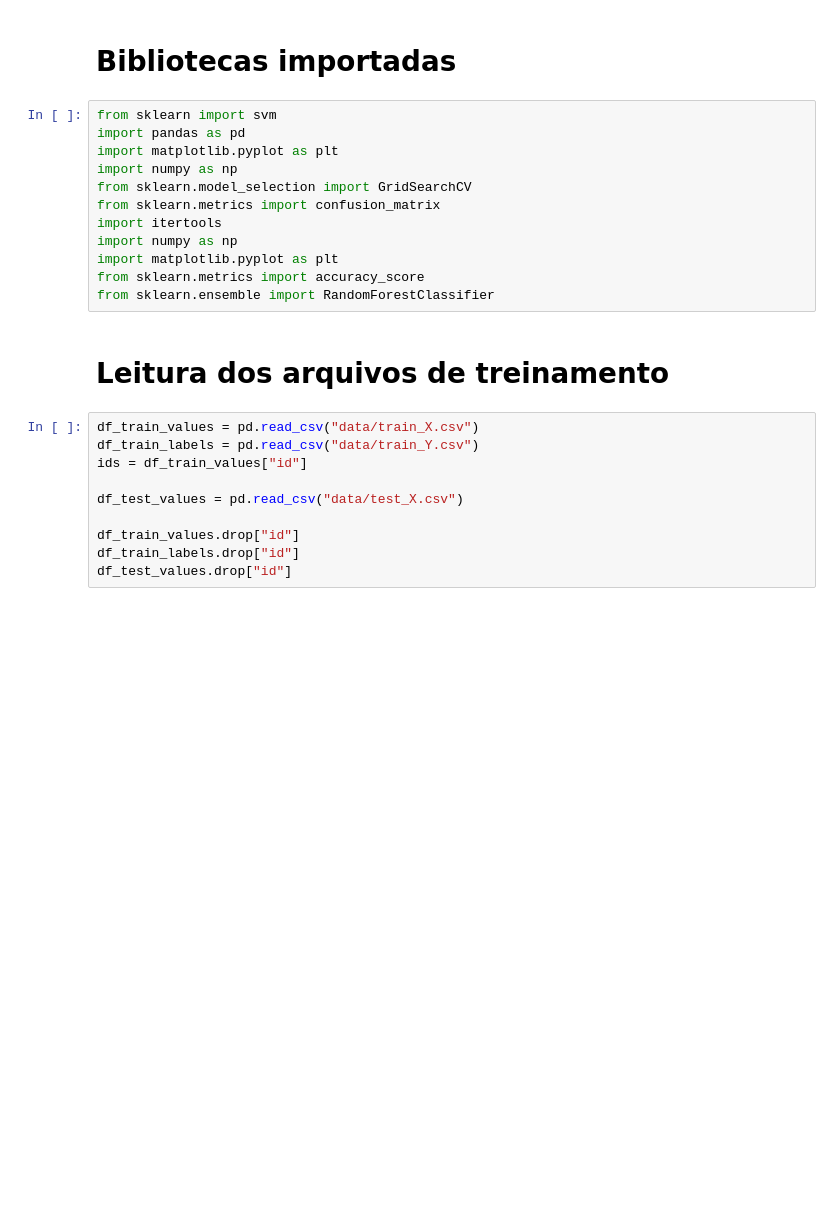
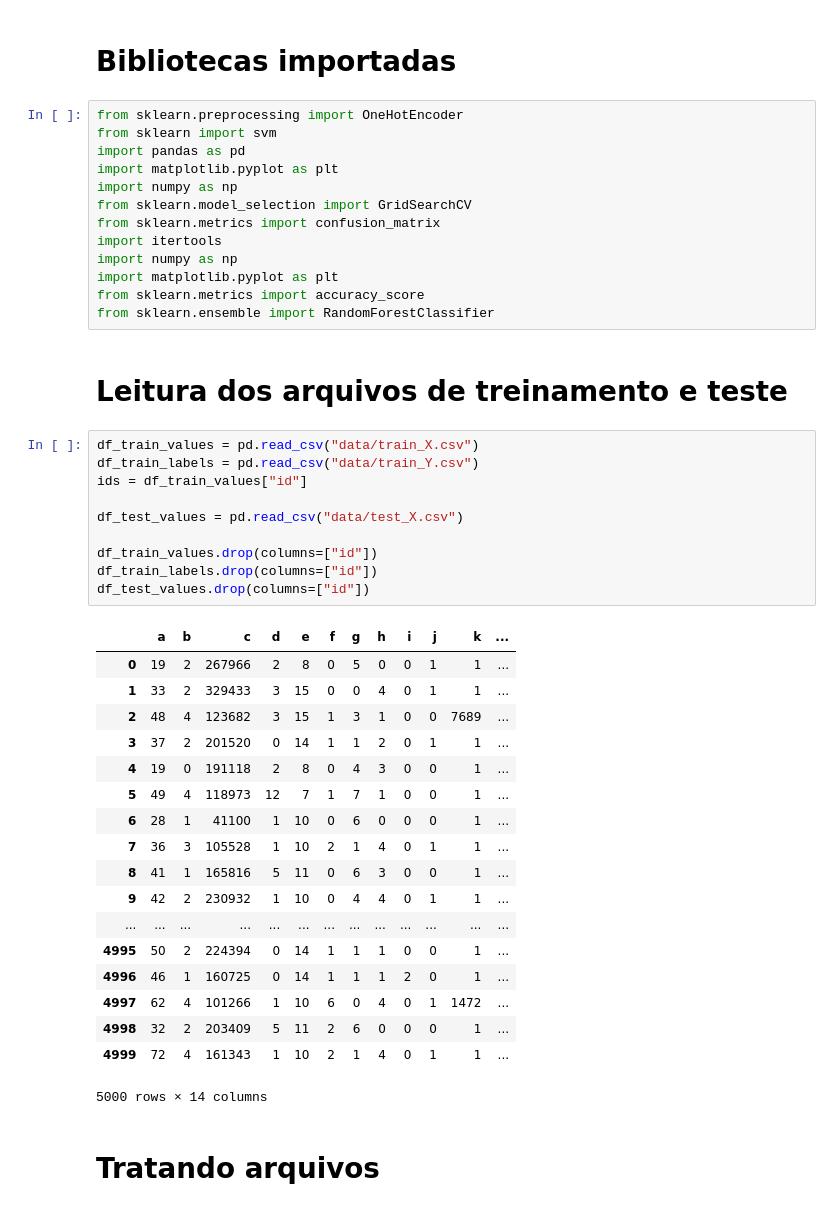
Before and after one commit to FabioHGMartins/data-mining-w2, a Jupyter notebook: tp2.ipynb, the cells around one changed output. Drawn from its saved outputs; the diff is of its cells as text; blank space fills up the shorter version.

```diff
--- a/tp2.ipynb
+++ b/tp2.ipynb
@@ -37,6 +37,7 @@ O professor se reserva o direito de anular esse quesito (nota extra) se houver i
 # %% [markdown]
 # Bibliotecas importadas
 # %%
+from sklearn.preprocessing import OneHotEncoder
 from sklearn import svm
 import pandas as pd
 import matplotlib.pyplot as plt
@@ -49,14 +50,35 @@ import matplotlib.pyplot as plt
 from sklearn.metrics import accuracy_score
 from sklearn.ensemble import RandomForestClassifier
 # %% [markdown]
-# Leitura dos arquivos de treinamento
+# Leitura dos arquivos de treinamento e teste
 # %%
 df_train_values = pd.read_csv("data/train_X.csv")
 df_train_labels = pd.read_csv("data/train_Y.csv")
 ids = df_train_values["id"]
 
 df_test_values = pd.read_csv("data/test_X.csv")
 
-df_train_values.drop["id"]
-df_train_labels.drop["id"]
-df_test_values.drop["id"]
+df_train_values.drop(columns=["id"])
+df_train_labels.drop(columns=["id"])
+df_test_values.drop(columns=["id"])
+# %% [output]
+|  | a | b | c | d | e | f | g | h | i | j | k | ... |
+| 0 | 19 | 2 | 267966 | 2 | 8 | 0 | 5 | 0 | 0 | 1 | 1 | ... |
+| 1 | 33 | 2 | 329433 | 3 | 15 | 0 | 0 | 4 | 0 | 1 | 1 | ... |
+| 2 | 48 | 4 | 123682 | 3 | 15 | 1 | 3 | 1 | 0 | 0 | 7689 | ... |
+| 3 | 37 | 2 | 201520 | 0 | 14 | 1 | 1 | 2 | 0 | 1 | 1 | ... |
+| 4 | 19 | 0 | 191118 | 2 | 8 | 0 | 4 | 3 | 0 | 0 | 1 | ... |
+| 5 | 49 | 4 | 118973 | 12 | 7 | 1 | 7 | 1 | 0 | 0 | 1 | ... |
+| 6 | 28 | 1 | 41100 | 1 | 10 | 0 | 6 | 0 | 0 | 0 | 1 | ... |
+| 7 | 36 | 3 | 105528 | 1 | 10 | 2 | 1 | 4 | 0 | 1 | 1 | ... |
+| 8 | 41 | 1 | 165816 | 5 | 11 | 0 | 6 | 3 | 0 | 0 | 1 | ... |
+| 9 | 42 | 2 | 230932 | 1 | 10 | 0 | 4 | 4 | 0 | 1 | 1 | ... |
+| ... | ... | ... | ... | ... | ... | ... | ... | ... | ... | ... | ... | ... |
+| 4995 | 50 | 2 | 224394 | 0 | 14 | 1 | 1 | 1 | 0 | 0 | 1 | ... |
+| 4996 | 46 | 1 | 160725 | 0 | 14 | 1 | 1 | 1 | 2 | 0 | 1 | ... |
+| 4997 | 62 | 4 | 101266 | 1 | 10 | 6 | 0 | 4 | 0 | 1 | 1472 | ... |
+| 4998 | 32 | 2 | 203409 | 5 | 11 | 2 | 6 | 0 | 0 | 0 | 1 | ... |
+| 4999 | 72 | 4 | 161343 | 1 | 10 | 2 | 1 | 4 | 0 | 1 | 1 | ... |
+5000 rows × 14 columns
+# %% [markdown]
+# Tratando arquivos
```
Also changed, not shown: parts of 3 cells of this notebook.
